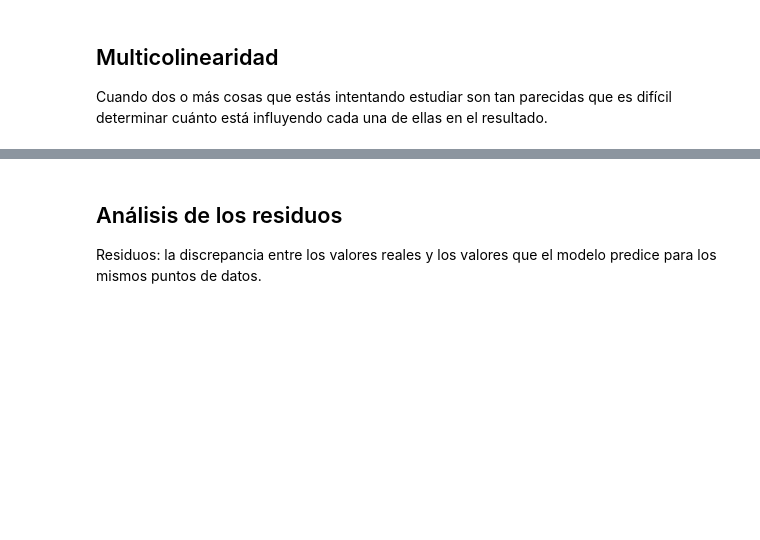
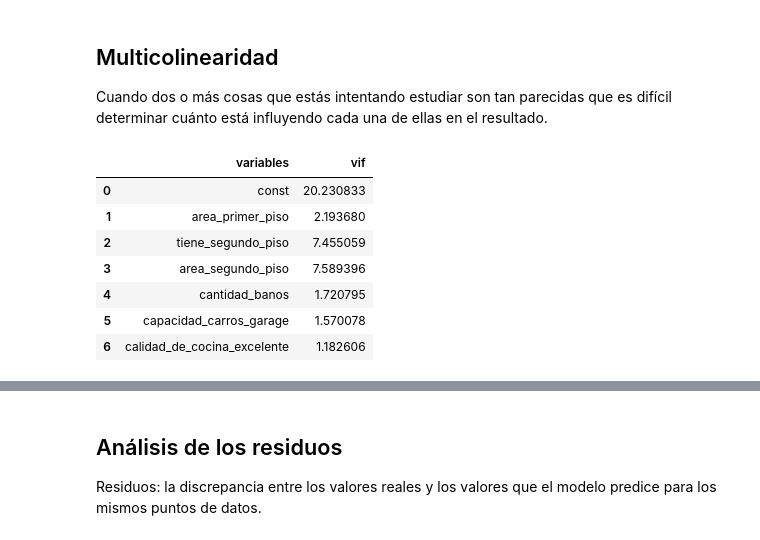
Before and after one commit to DanielRaiicHu/precio_de_inmuebles_regresion_lineal, a Jupyter notebook: precios_de_inmuebles_regresion_lineal.ipynb, the cells around one changed output, grey strips where cells are left out. Saved outputs shown, nothing was run; the diff lists cells and outputs as text; code cells hidden in the pictures; blank space fills up the shorter version.

```diff
--- a/precios_de_inmuebles_regresion_lineal.ipynb
+++ b/precios_de_inmuebles_regresion_lineal.ipynb
@@ -773,0 +772,42 @@ Cuando dos o más cosas que estás intentando estudiar son tan parecidas que es
+# %%
+# Definimos las listas de variables explicativas que se usarán en distintos modelos de regresión
+
+# explicativas_1: Incluye todas las variables disponibles, incluida el área del segundo piso
+explicativas_1 = ['const', 'area_primer_piso', 'tiene_segundo_piso', 'area_segundo_piso',
+                  'cantidad_banos', 'capacidad_carros_garage',
+                  'calidad_de_cocina_excelente']
+
+# explicativas_2: Excluye 'area_segundo_piso', posible variable redundante con 'tiene_segundo_piso'
+explicativas_2 = ['const', 'area_primer_piso', 'tiene_segundo_piso',
+                  'cantidad_banos', 'capacidad_carros_garage',
+                  'calidad_de_cocina_excelente']
+
+# explicativas_3: Reduce aún más el número de variables, eliminando también 'capacidad_carros_garage'
+explicativas_3 = ['const', 'area_primer_piso', 'tiene_segundo_piso',
+                  'cantidad_banos', 'calidad_de_cocina_excelente']
+# %%
+# VIF 1
+# Creamos un DataFrame con las variables explicativas del modelo 1
+vif_1 = pd.DataFrame()
+
+# Agregamos los nombres de las variables al DataFrame
+vif_1['variables'] = explicativas_1
+
+# Calculamos el VIF (Factor de Inflación de la Varianza) para cada variable en el modelo 1
+# Utilizamos una comprensión de listas para aplicar la función vif a cada columna
+# X_train[explicativas_1] → subconjunto del X_train con las columnas listadas en explicativas_1
+# i → índice de la columna evaluada por vif()
+vif_1['vif'] = [vif(X_train[explicativas_1], i) for i in range(len(explicativas_1))]
+
+# Mostramos la tabla de resultados de VIF para el modelo 1
+vif_1
+# Como respuesta, se observa que hay **multicolinearidad**, ya que algunas variables tienen VIF > 5 o incluso > 10
+# %% [output]
+|  | variables | vif |
+| 0 | const | 20.230833 |
+| 1 | area_primer_piso | 2.193680 |
+| 2 | tiene_segundo_piso | 7.455059 |
+| 3 | area_segundo_piso | 7.589396 |
+| 4 | cantidad_banos | 1.720795 |
+| 5 | capacidad_carros_garage | 1.570078 |
+| 6 | calidad_de_cocina_excelente | 1.182606 |
```
Also changed, not shown: parts of 20 cells of this notebook.
